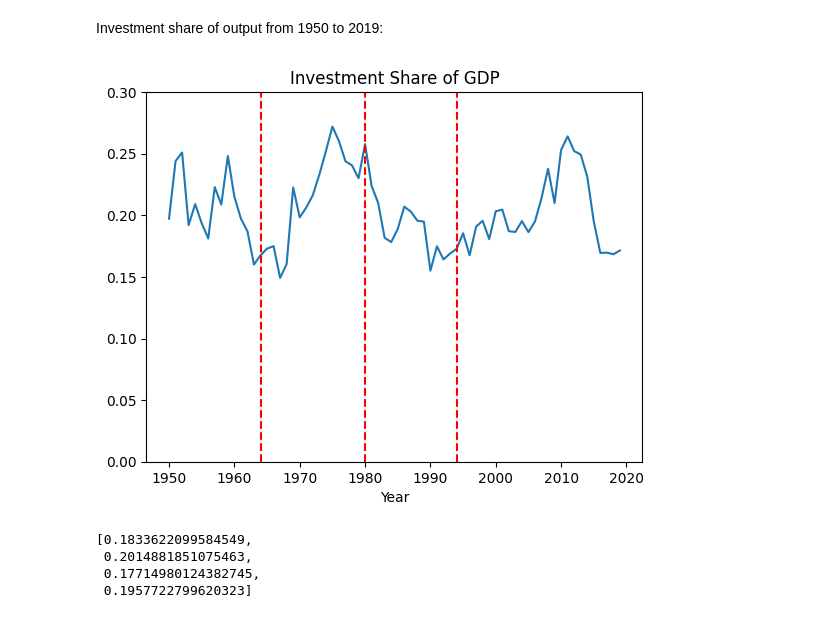
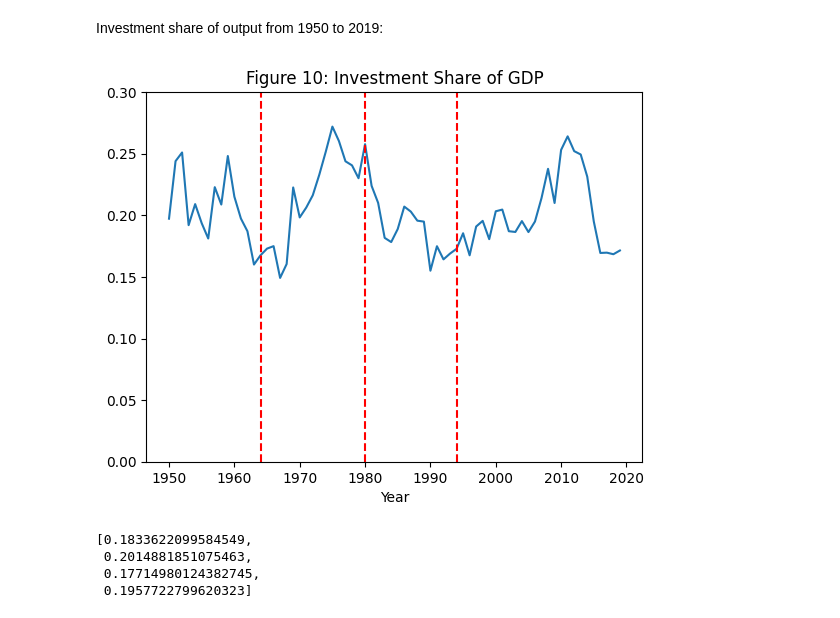
Before and after one commit to Jessie-Fung/ec2b1-brazil, a Jupyter notebook: code/main_code.ipynb, the cells around one changed output. Drawn from its saved outputs; the diff is of its cells as text; code cells hidden in the pictures.

```diff
--- a/code/code.ipynb
+++ b/code/main_code.ipynb
@@ -730,22 +730,22 @@ Investment share of output from 1950 to 2019:
 # %%
 # Plot investment share of GDP
 plt.figure()
 plt.plot(data_tfp['year'], data_tfp['csh_i'])
 
 # Include y=0 in the y axis
 plt.ylim(0, 0.3)
-plt.title("Investment Share of GDP")
+plt.title("Figure 10: Investment Share of GDP")
 
 
 # Add lines indicating the sectioning of periods
 plt.axvline(x=1964, color = 'red', linestyle = 'dashed')
 plt.axvline(x=1980, color = 'red', linestyle = 'dashed')
 plt.axvline(x=1994, color = 'red', linestyle = 'dashed')
 plt.xlabel("Year")
 
 plt.savefig("../figures/Figure 10.png", dpi=300, bbox_inches='tight')
 # %% [output]
-[figure, old version]
+[figure, new version]
 # %%
 investment = data_tfp['csh_i'] * data_tfp['rgdpna']
 # %%
```
Also changed, not shown: parts of 1 cell of this notebook, 2 other files.
